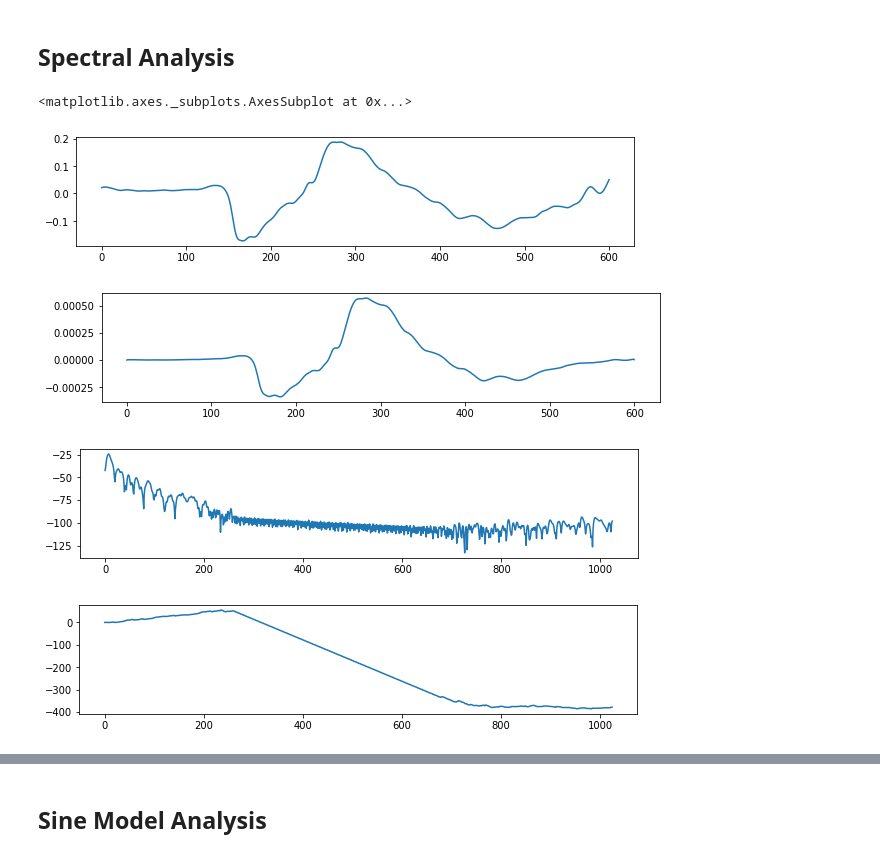
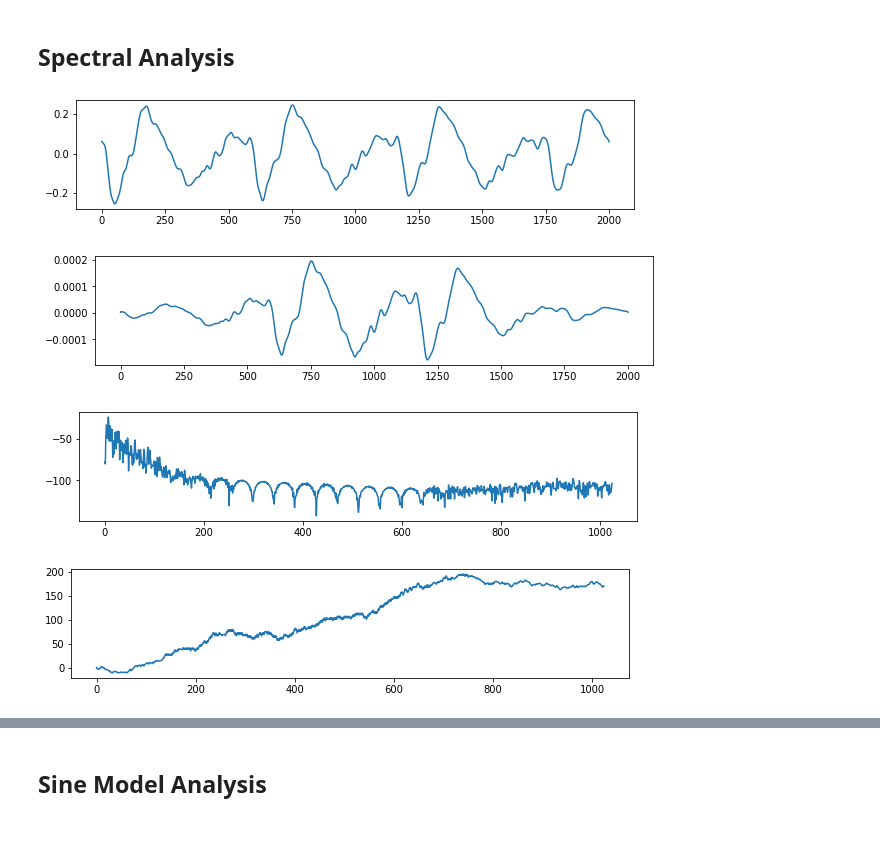
Before and after one commit to jhartquist/rtma, a Jupyter notebook: nbs/05_objects.ipynb, the cells around one changed output, grey strips where cells are left out. Saved outputs shown, nothing was run; the diff lists cells and outputs as text; code cells hidden in the pictures.

```diff
--- a/nbs/05_objects.ipynb
+++ b/nbs/05_objects.ipynb
@@ -176,11 +176,9 @@ class SpectralFrame(Frame):
             self._phases = np.unwrap(np.angle(dft))
         return self._phases
 
-    def plot_magnitudes(self):
-        return plot(self.magnitudes)
-
-    def plot_magnitudes_db(self):
-        return plot(self.magnitudes_db)
+    def plot_magnitudes(self, decibels: bool = True):
+        spec = self.magnitudes_db if decibels else self.magnitudes
+        return plot(spec)
 
     def plot_phases(self):
         return plot(self.phases)
@@ -197,29 +195,51 @@ class SpectralAnalysis(Analysis):
         self.window_name = window_name
         window = get_cola_window(window_name, self.frame_size, self.hop_size)
         self.window = window / window.sum()
+        self._magnitudes = None
 
     @property
     def spectral_frames(self):
         for frame in super().frames:
             yield SpectralFrame(frame, self.window, self.fft_size)
+
+    @property
+    def magnitudes(self):
+        # dB
+        if self._magnitudes is None:
+            self._magnitudes = np.stack([f.magnitudes_db for f in self.spectral_frames])
+        return self._magnitudes
+
+    def plot_magnitudes(self, max_plot_freq: float, figsize=(12, 6)):
+        n_bins = int(self.fft_size * max_plot_freq / self.sample_rate) + 1
+        n_frames = self.magnitudes.shape[0]
+
+        frame_times = np.arange(n_frames) / self.sample_rate * self.hop_size
+        bin_freqs = np.arange(n_bins) * self.sample_rate / self.fft_size
+
+        fig, ax = plt.subplots(1, figsize=figsize)
+        ax.set_xlabel('time (s)')
+        ax.set_ylabel('frequency (Hz)')
+        ax.set_xlim([0, frame_times[-1]])
+        ax.set_ylim([0, bin_freqs[-1]])
+        ax.pcolormesh(frame_times, bin_freqs, self.magnitudes.T[:n_bins])
+        return ax
 # %%
 sa = SpectralAnalysis(s,
                       fft_size=2048,
                       window_name='hamming',
-                      frame_size=601,
-                      hop_size=150)
+                      frame_size=2001,
+                      hop_size=500)
 # %%
 frames = list(sa.frames)
 sframes = list(sa.spectral_frames)
 # %%
 sf = sframes[5]
 sf.frame.plot()
 sf.plot()
-sf.plot_magnitudes_db()
-sf.plot_phases()
+sf.plot_magnitudes()
+sf.plot_phases();
 # %% [output]
-<matplotlib.axes._subplots.AxesSubplot at 0x...>
-[figure, old version]
+[figure, new version]
-[figure, old version]
+[figure, new version]
-[figure, old version]
+[figure, new version]
-[figure, old version]
+[figure, new version]
```
Also changed, not shown: parts of 12 cells of this notebook.
